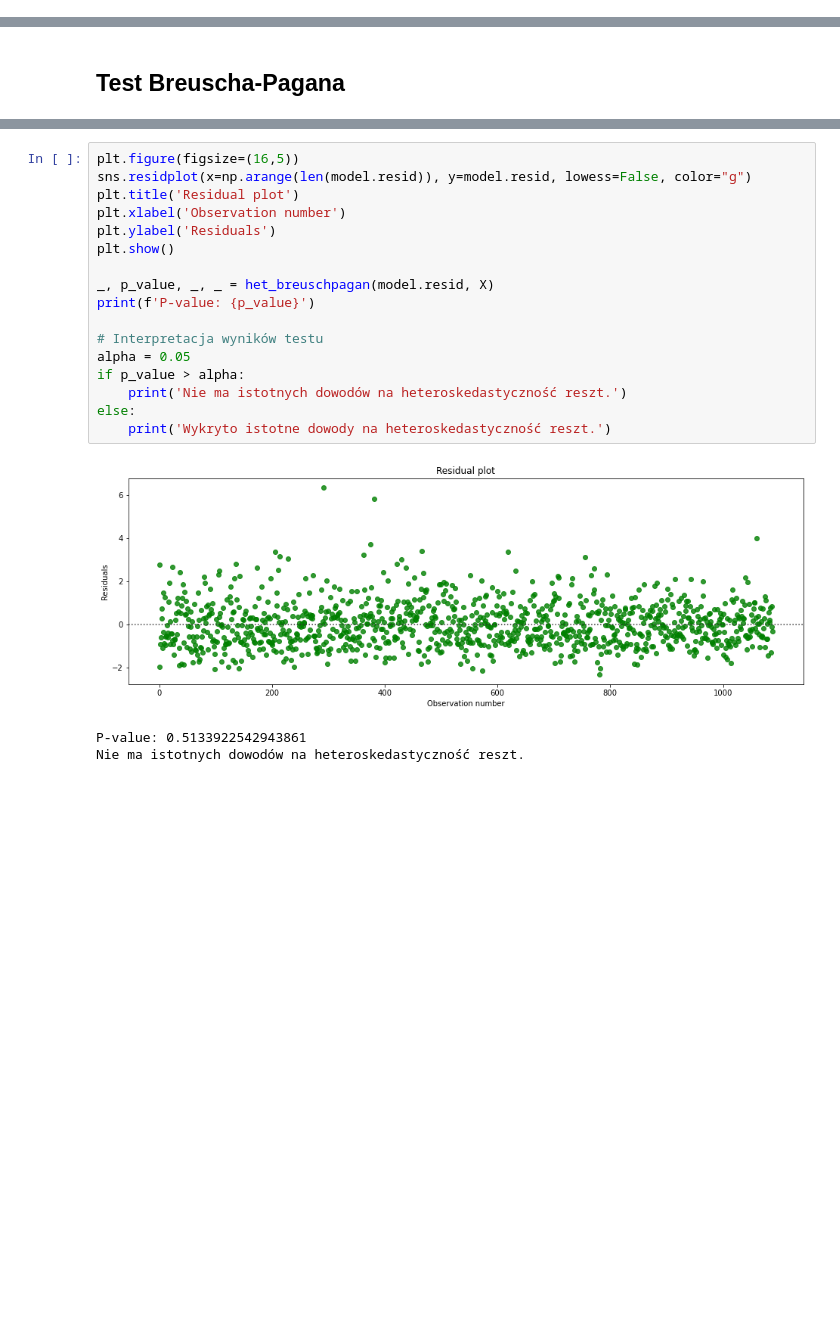
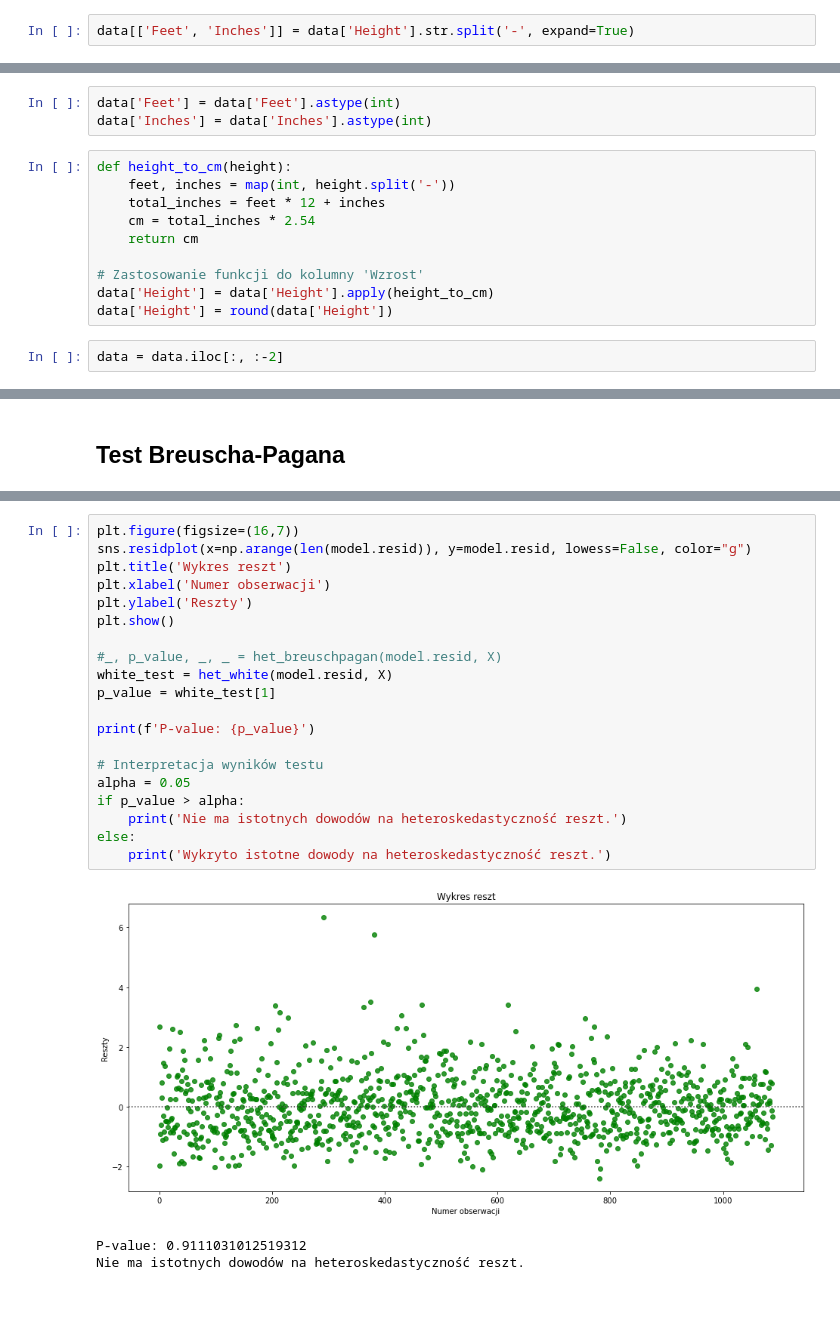
Before and after one commit to GrzegorzPus/NBA_analysis, a Jupyter notebook: Length of careers.ipynb, the cells around one changed output, grey strips where cells are left out. Drawn from its saved outputs; the diff is of its cells as text; blank space fills up the shorter version.

```diff
--- a/Length of careers.ipynb
+++ b/Length of careers.ipynb
@@ -178,0 +166,2 @@ data['Height'] = round(data['Height'])
+# %%
+data[['Feet', 'Inches']] = data['Height'].str.split('-', expand=True)
@@ -178,0 +188,15 @@ data['Height'] = round(data['Height'])
+# %%
+data['Feet'] = data['Feet'].astype(int)
+data['Inches'] = data['Inches'].astype(int)
+# %%
+def height_to_cm(height):
+    feet, inches = map(int, height.split('-'))
+    total_inches = feet * 12 + inches
+    cm = total_inches * 2.54
+    return cm
+
+# Zastosowanie funkcji do kolumny 'Wzrost'
+data['Height'] = data['Height'].apply(height_to_cm)
+data['Height'] = round(data['Height'])
+# %%
+data = data.iloc[:, :-2]
@@ -510,23 +576,26 @@ P-value: 0.5133922542943861
 # %%
-plt.figure(figsize=(16,5))
+plt.figure(figsize=(16,7))
 sns.residplot(x=np.arange(len(model.resid)), y=model.resid, lowess=False, color="g")
-plt.title('Residual plot')
-plt.xlabel('Observation number')
-plt.ylabel('Residuals')
+plt.title('Wykres reszt')
+plt.xlabel('Numer obserwacji')
+plt.ylabel('Reszty')
 plt.show()
 
-_, p_value, _, _ = het_breuschpagan(model.resid, X)
+#_, p_value, _, _ = het_breuschpagan(model.resid, X)
+white_test = het_white(model.resid, X)
+p_value = white_test[1]
+
 print(f'P-value: {p_value}')
 
 # Interpretacja wyników testu
 alpha = 0.05
 if p_value > alpha:
     print('Nie ma istotnych dowodów na heteroskedastyczność reszt.')
 else:
     print('Wykryto istotne dowody na heteroskedastyczność reszt.')
 # %% [output]
-[figure, old version]
+[figure, new version]
-P-value: 0.5133922542943861
+P-value: 0.9111031012519312
 Nie ma istotnych dowodów na heteroskedastyczność reszt.
 # %% [markdown]
 <br>
```
Also changed, not shown: parts of 158 cells of this notebook.
